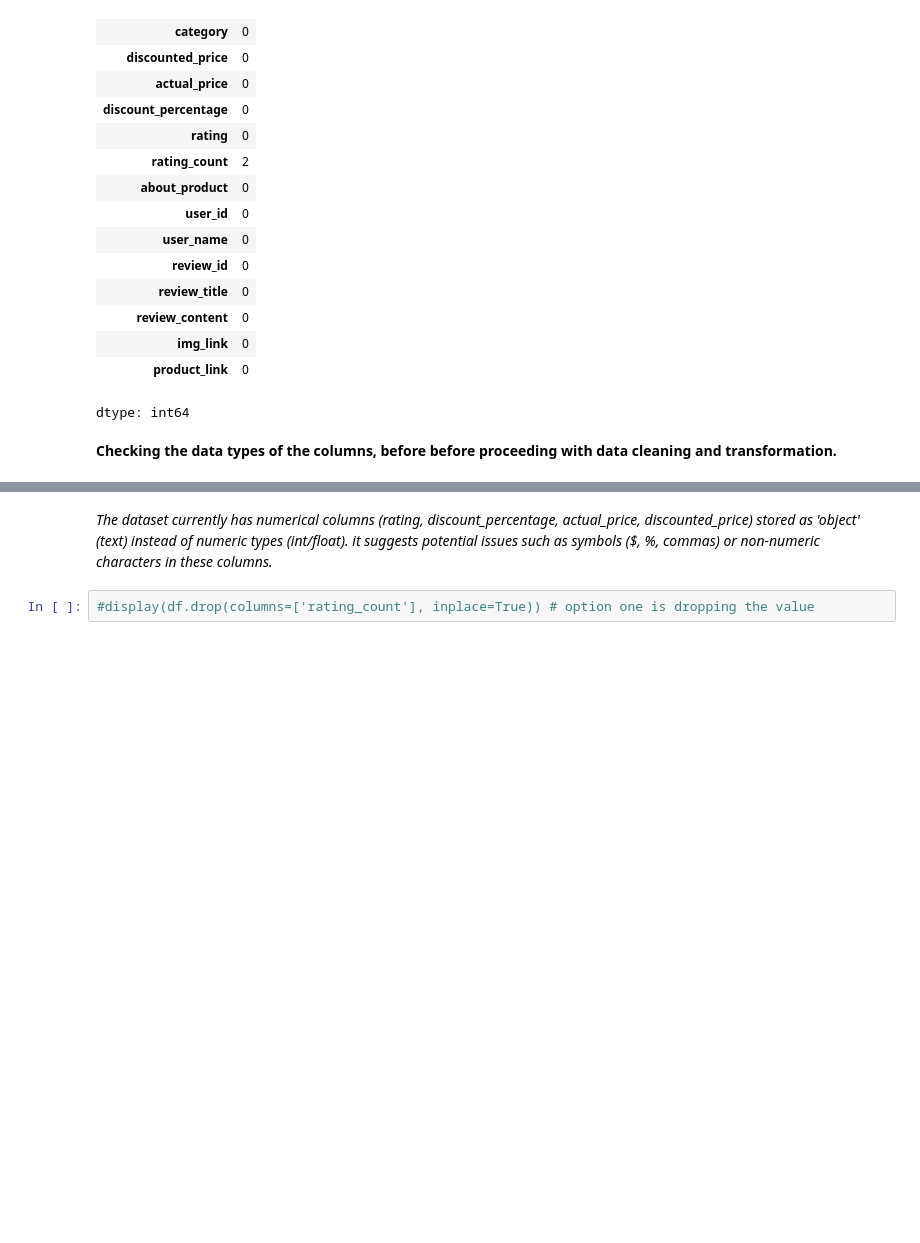
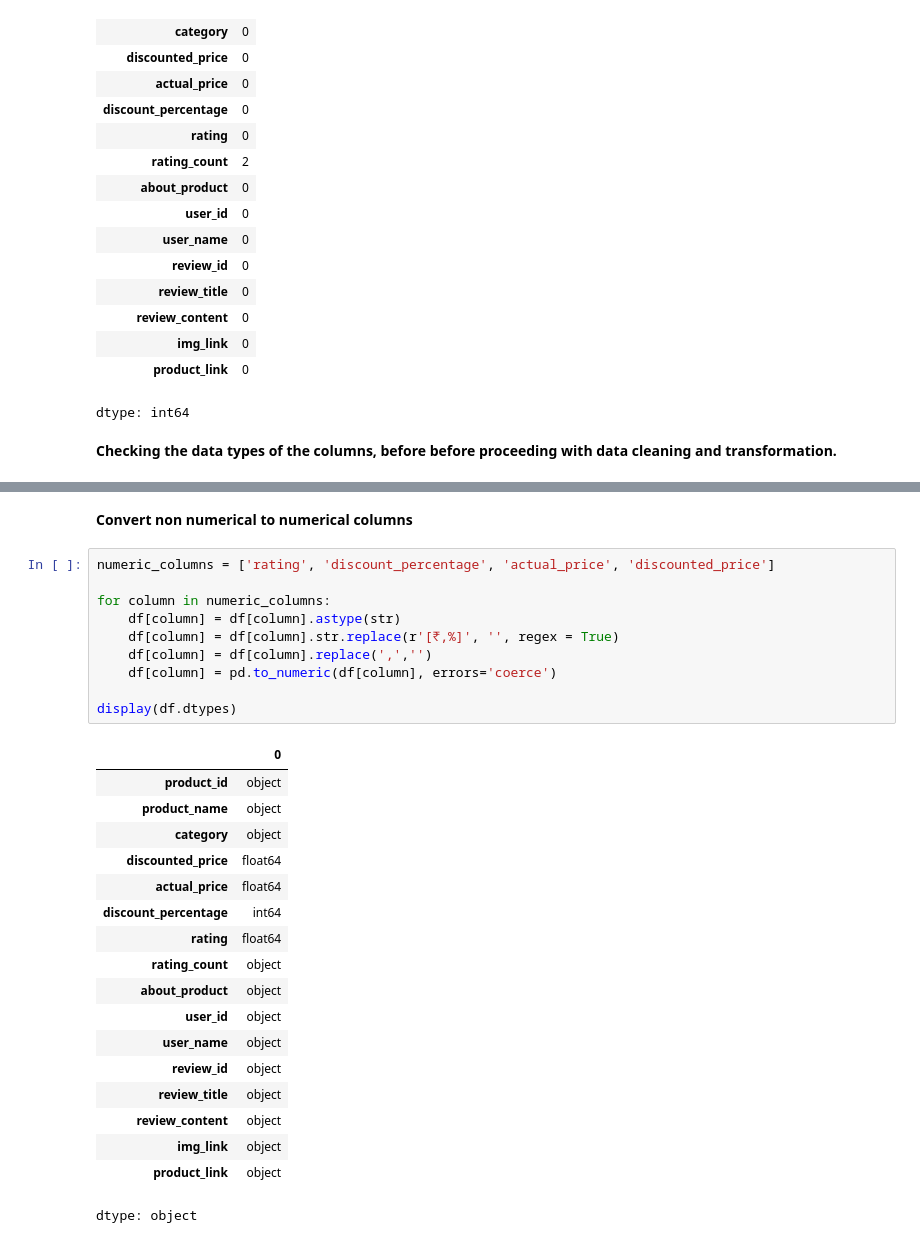
Before and after one commit to Harin22/data-wrangling-visualization, a Jupyter notebook: Data_preprocessing_(in_depth).ipynb, the cells around one changed output, grey strips where cells are left out. Drawn from its saved outputs; the diff is of its cells as text; blank space fills up the shorter version.

Commit message:
Cleaned numeric columns by removing non-numeric characters and converting to numeric type

```diff
--- a/Data_preprocessing_(in_depth).ipynb
+++ b/Data_preprocessing_(in_depth).ipynb
@@ -62,8 +63,34 @@ display(df.dtypes)
 | img_link | object |
 | product_link | object |
 dtype: object
-# %% [markdown]
-*The dataset currently has numerical columns (rating, discount_percentage, actual_price, discounted_price) stored as 'object' (text) instead of numeric types (int/float).
-it suggests potential issues such as symbols ($, %, commas) or non-numeric characters in these columns.*
-# %%
-#display(df.drop(columns=['rating_count'], inplace=True)) # option one is dropping the value
+# %% [markdown]
+**Convert non numerical to numerical columns**
+# %%
+numeric_columns = ['rating', 'discount_percentage', 'actual_price', 'discounted_price']
+
+for column in numeric_columns:
+    df[column] = df[column].astype(str)
+    df[column] = df[column].str.replace(r'[₹,%]', '', regex = True)
+    df[column] = df[column].replace(',','')
+    df[column] = pd.to_numeric(df[column], errors='coerce')
+
+display(df.dtypes)
+# %% [output]
+|  | 0 |
+| product_id | object |
+| product_name | object |
+| category | object |
+| discounted_price | float64 |
+| actual_price | float64 |
+| discount_percentage | int64 |
+| rating | float64 |
+| rating_count | object |
+| about_product | object |
+| user_id | object |
+| user_name | object |
+| review_id | object |
+| review_title | object |
+| review_content | object |
+| img_link | object |
+| product_link | object |
+dtype: object
```
Also changed, not shown: parts of 1 cell of this notebook.
